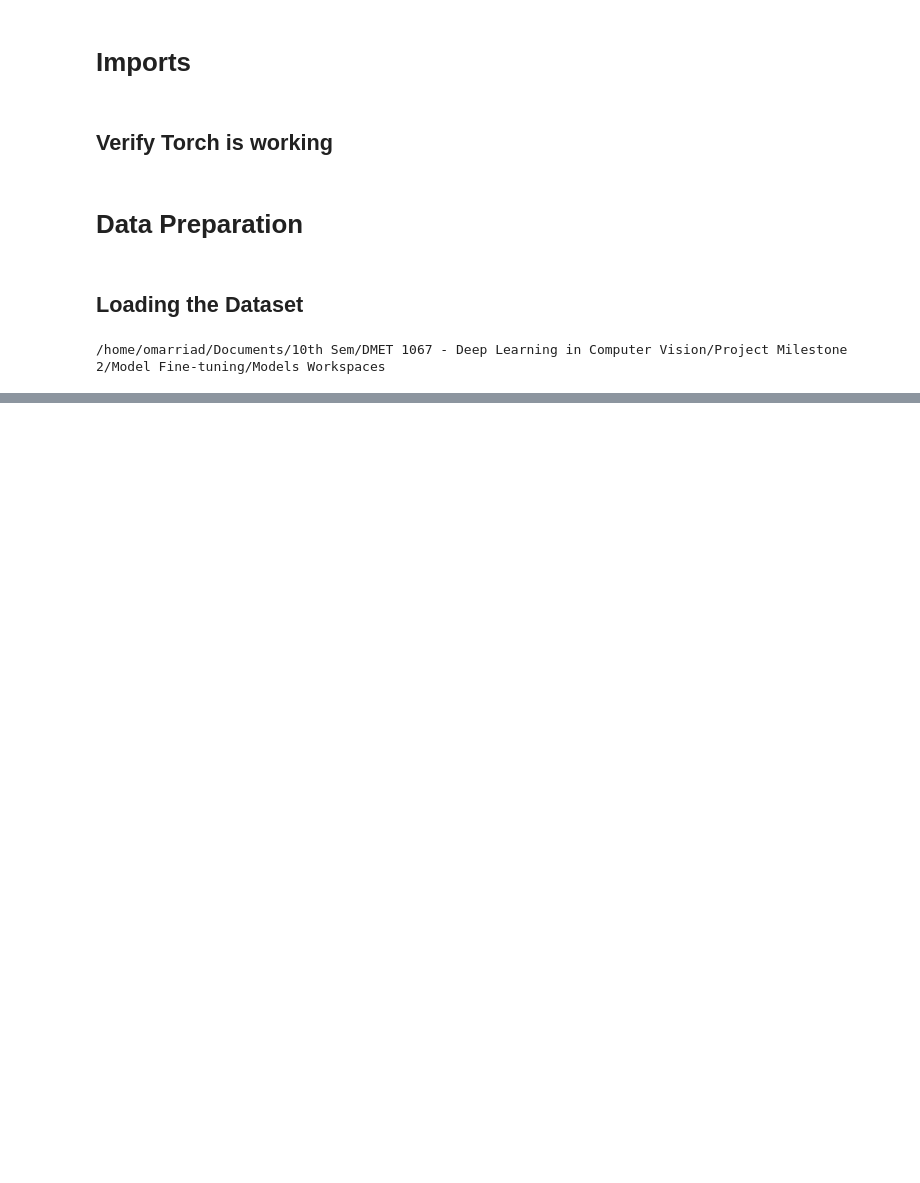
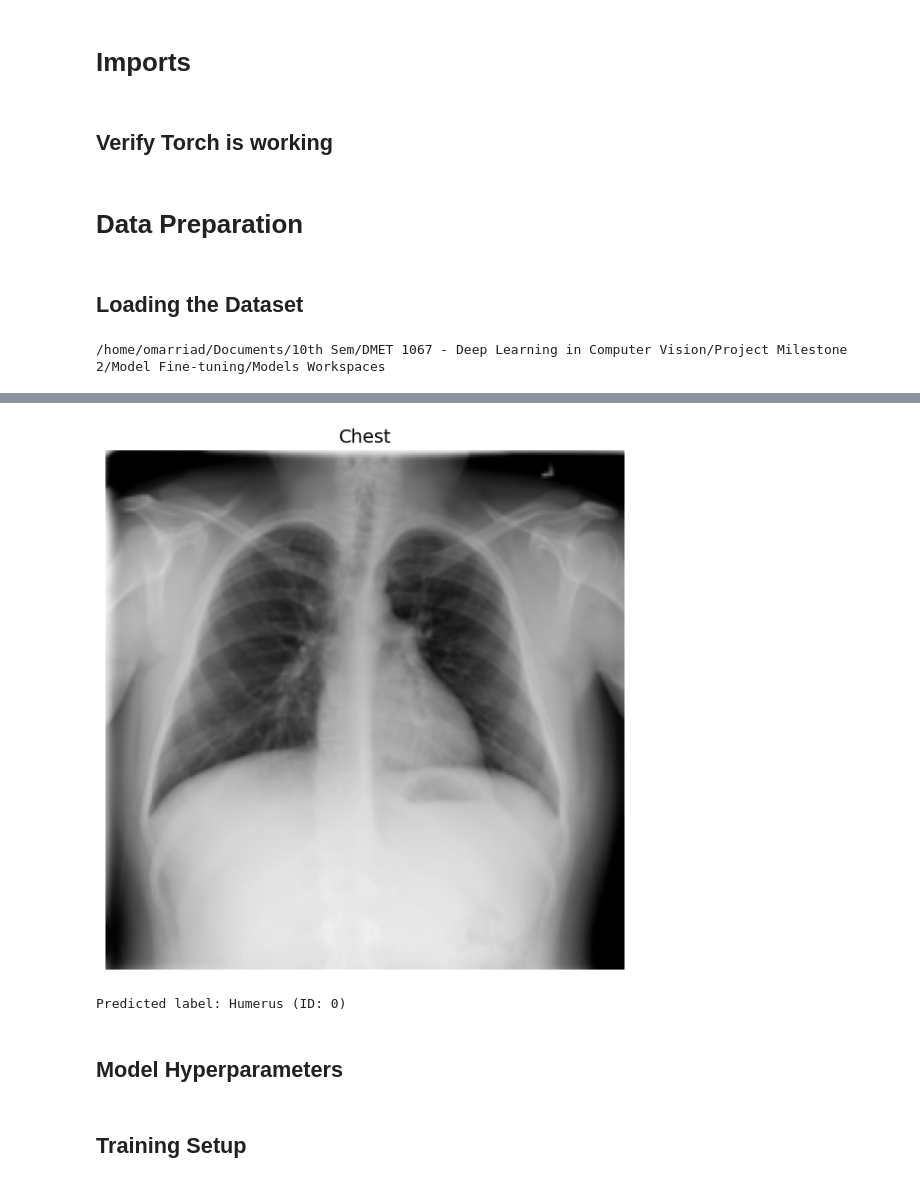
Before and after one commit to MaroSalah02/X-CV, a Jupyter notebook: Model Fine-tuning/Models Workspaces/X-Ray Region Classification/main.ipynb, the cells around one changed output, grey strips where cells are left out. Cells and saved outputs as stored; diff of their text form; code cells hidden in the pictures; blank space fills up the shorter version.

```diff
--- a/Model Fine-tuning/Models Workspaces/X-Ray Region Classification/main.ipynb
+++ b/Model Fine-tuning/Models Workspaces/X-Ray Region Classification/main.ipynb
@@ -56,0 +67,7 @@ DatasetDict({
+# %%
+unique_labels = set()
+
+for row in dataset["train"]:
+    unique_labels.add(row["label"])
+
+unique_labels
@@ -81,0 +115,18 @@ plot_image_entry(dataset["train"][1355])
+# %%
+from transformers import AutoModelForImageClassification, AutoImageProcessor, MobileNetV2Config
+
+image_processor = AutoImageProcessor.from_pretrained("google/mobilenet_v2_1.0_224") # Normalizes pixels and converts to tensors, image already resized by preparer
+
+id2label = {i: label for i, label in enumerate(unique_labels)}
+label2id = {label: i for i, label in enumerate(unique_labels)}
+problem_type = "single_label_classification"
+
+config = MobileNetV2Config.from_pretrained("google/mobilenet_v2_1.0_224",
+                                           id2label=id2label,
+                                           label2id=label2id,
+                                           num_labels=len(unique_labels),
+                                           problem_type=problem_type,
+                                           )
+
+model = AutoModelForImageClassification.from_pretrained("google/mobilenet_v2_1.0_224", config=config, ignore_mismatched_sizes=True) # The model itself
+print(f"Label mapping: {id2label}")
@@ -81,0 +145,24 @@ plot_image_entry(dataset["train"][1355])
+# %%
+import torch
+from torch import cuda
+
+device = torch.device("cuda" if torch.cuda.is_available() else "cpu")
+model.to(device)
+
+test_image_entry = dataset["train"][190]
+
+plot_image_entry(test_image_entry)
+
+# Test with 1 image
+model.eval()
+with torch.no_grad():
+    pixel_values = image_processor(test_image_entry["image"], return_tensors="pt")["pixel_values"].to(device)
+    outputs = model(pixel_values)
+    predicted_label_id = outputs.logits.argmax(-1).item()
+    predicted_label = id2label[predicted_label_id]
+    print(f"Predicted label: {predicted_label} (ID: {predicted_label_id})")
+# %% [output]
+[figure, added]
+Predicted label: Humerus (ID: 0)
+# %% [markdown]
+## Model Hyperparameters
@@ -81,0 +182,2 @@ plot_image_entry(dataset["train"][1355])
+# %% [markdown]
+## Training Setup
```
Also changed, not shown: parts of 14 cells of this notebook, 1 other file.
